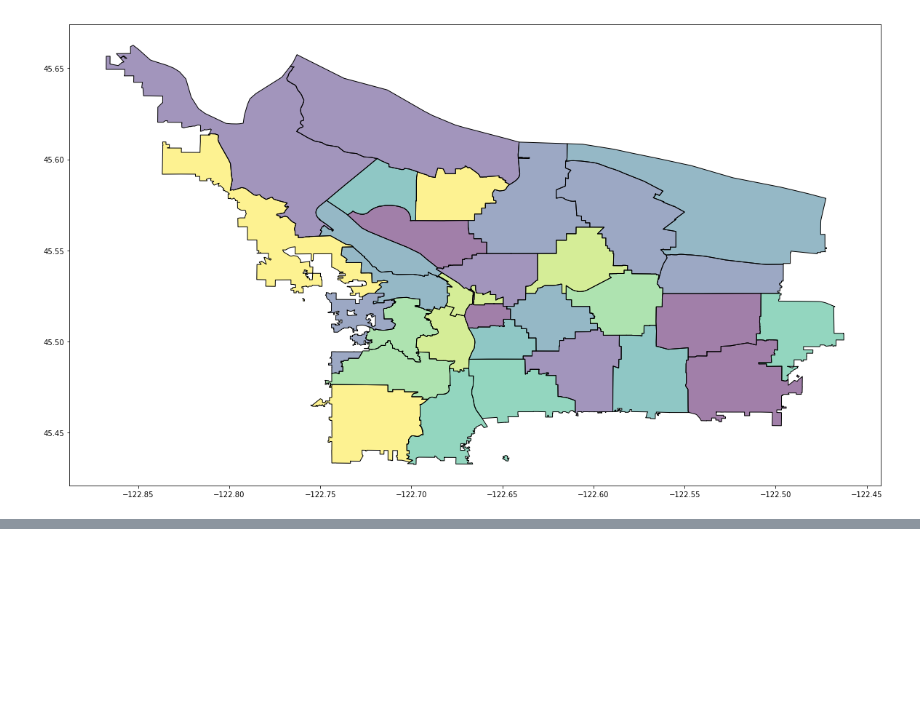
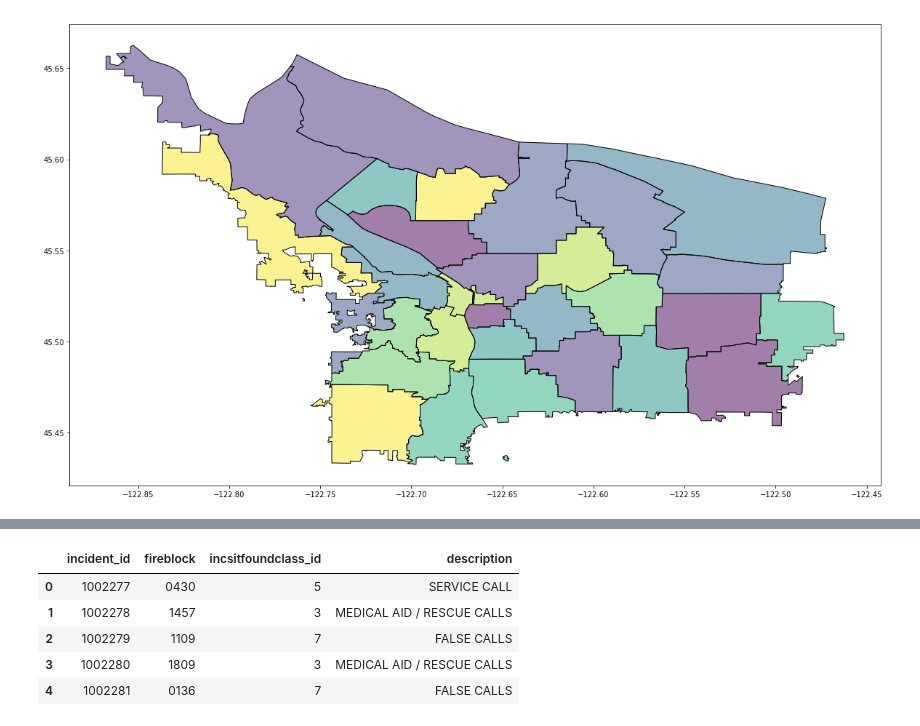
Before and after one commit to rcallihan/HackOregon-EmergencyResponse, a Jupyter notebook: RyanTest_Fire Block Plot.ipynb, the cells around one changed output, grey strips where cells are left out. Cells and saved outputs as stored; diff of their text form; code cells hidden in the pictures; blank space fills up the shorter version.

```diff
--- a/RyanTest_Fire Block Plot.ipynb
+++ b/RyanTest_Fire Block Plot.ipynb
@@ -145,0 +177,9 @@ df2.plot(figsize=(20,20))
+# %%
+df4.head()
+# %% [output]
+|  | incident_id | fireblock | incsitfoundclass_id | description |
+| 0 | 1002277 | 0430 | 5 | SERVICE CALL |
+| 1 | 1002278 | 1457 | 3 | MEDICAL AID / RESCUE CALLS |
+| 2 | 1002279 | 1109 | 7 | FALSE CALLS |
+| 3 | 1002280 | 1809 | 3 | MEDICAL AID / RESCUE CALLS |
+| 4 | 1002281 | 0136 | 7 | FALSE CALLS |
```
Also changed, not shown: parts of 8 cells of this notebook.
